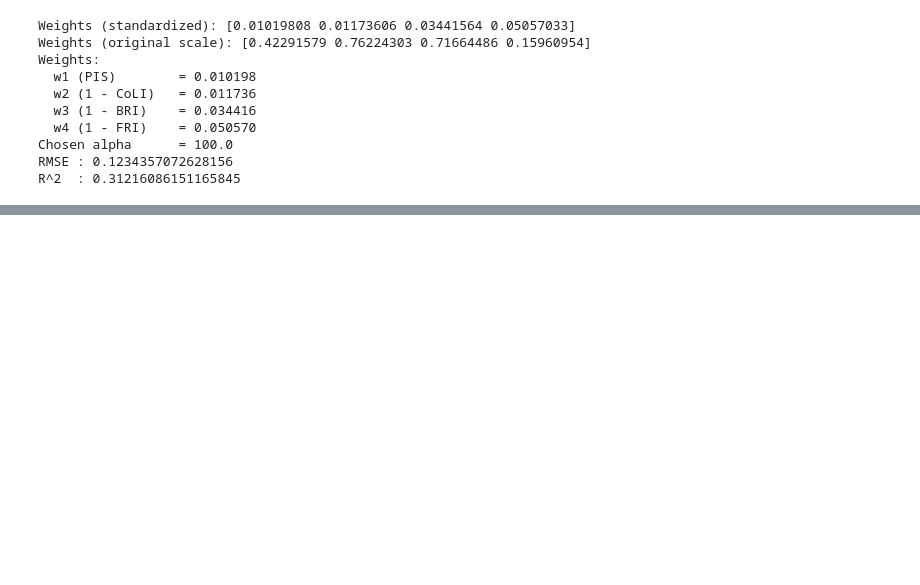
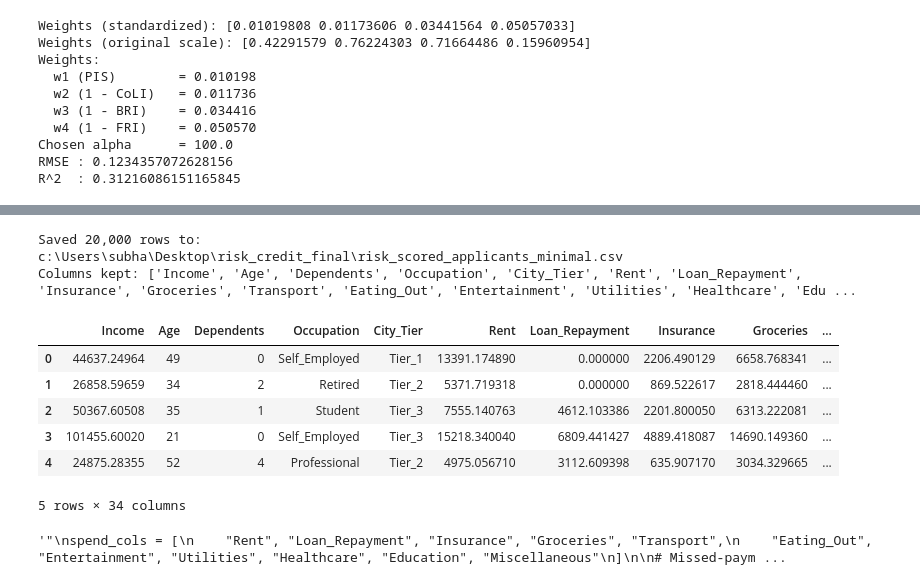
Before and after one commit to subhamagarrwal/risk_credit_assessment_final, a Jupyter notebook: processing2.ipynb, the cells around one changed output, grey strips where cells are left out. Saved outputs shown, nothing was run; the diff lists cells and outputs as text; code cells hidden in the pictures; blank space fills up the shorter version.

Commit message:
risk_scored_applicants_minimal.csv made

```diff
--- a/processing2.ipynb
+++ b/processing2.ipynb
@@ -59,0 +81,76 @@ R^2  : 0.31216086151165845
+# %%
+import pandas as pd
+
+src = r"c:\Users\subha\Desktop\risk_credit_final\risk_scored_applicants_realistic_defaults.csv"
+dst = r"c:\Users\subha\Desktop\risk_credit_final\risk_scored_applicants_minimal.csv"
+
+df = pd.read_csv(src)
+
+# Monthly spend categories
+spend_cols = [
+    "Rent", "Loan_Repayment", "Insurance", "Groceries", "Transport",
+    "Eating_Out", "Entertainment", "Utilities", "Healthcare", "Education", "Miscellaneous"
+]
+
+# Missed-payment features you simulated
+missed_cols = [
+    "Missed_Rent", "Missed_Utilities", "Missed_Insurance", "Missed_Loan_Repayment",
+    "Missed_Groceries", "Missed_Transport", "Missed_Eating_Out", "Missed_Entertainment",
+    "Missed_Miscellaneous", "Missed_Healthcare", "Missed_Education",
+    "Missed_Payment_Rate"
+]
+
+# Keep essentials + spends + missed + final flag
+keep_cols = [
+    "Income", "Age", "Dependents", "Occupation", "City_Tier",
+    *spend_cols,
+    "Payment_Irregularity_Score", "CoLI_ridge", "BRI_ridge", "Financial_Resilience_Index",
+    *missed_cols,
+    "Default_Prob_Ridge","Default_Label_Calibrated"
+]
+
+# Keep only available columns
+keep_cols = [c for c in keep_cols if c in df.columns]
+df_min = df[keep_cols].copy()
+
+df_min.to_csv(dst, index=False)
+print(f"Saved {len(df_min):,} rows to:\n{dst}")
+print("Columns kept:", list(df_min.columns))
+df_min.head()
+# %% [output]
+Saved 20,000 rows to:
+c:\Users\subha\Desktop\risk_credit_final\risk_scored_applicants_minimal.csv
+Columns kept: ['Income', 'Age', 'Dependents', 'Occupation', 'City_Tier', 'Rent', 'Loan_Repayment', 'Insurance', 'Groceries', 'Transport', 'Eating_Out', 'Entertainment', 'Utilities', 'Healthcare', 'Edu ...
+|  | Income | Age | Dependents | Occupation | City_Tier | Rent | Loan_Repayment | Insurance | Groceries | ... |
+| 0 | 44637.24964 | 49 | 0 | Self_Employed | Tier_1 | 13391.174890 | 0.000000 | 2206.490129 | 6658.768341 | ... |
+| 1 | 26858.59659 | 34 | 2 | Retired | Tier_2 | 5371.719318 | 0.000000 | 869.522617 | 2818.444460 | ... |
+| 2 | 50367.60508 | 35 | 1 | Student | Tier_3 | 7555.140763 | 4612.103386 | 2201.800050 | 6313.222081 | ... |
+| 3 | 101455.60020 | 21 | 0 | Self_Employed | Tier_3 | 15218.340040 | 6809.441427 | 4889.418087 | 14690.149360 | ... |
+| 4 | 24875.28355 | 52 | 4 | Professional | Tier_2 | 4975.056710 | 3112.609398 | 635.907170 | 3034.329665 | ... |
+5 rows × 34 columns
+# %%
+""""
+spend_cols = [
+    "Rent", "Loan_Repayment", "Insurance", "Groceries", "Transport",
+    "Eating_Out", "Entertainment", "Utilities", "Healthcare", "Education", "Miscellaneous"
+]
+
+# Missed-payment features you simulated
+missed_cols = [
+    "Missed_Rent", "Missed_Utilities", "Missed_Insurance", "Missed_Loan_Repayment",
+    "Missed_Groceries", "Missed_Transport", "Missed_Eating_Out", "Missed_Entertainment",
+    "Missed_Miscellaneous", "Missed_Healthcare", "Missed_Education",
+    "Missed_Payment_Rate"
+]
+
+# Keep essentials + spends + missed + final flag
+keep_cols = [
+    "Income", "Age", "Dependents", "Occupation", "City_Tier",
+    *spend_cols,
+    "Payment_Irregularity_Score", "CoLI_ridge", "BRI_ridge", "Financial_Resilience_Index",
+    *missed_cols,
+    "Default_Prob_Ridge","Default_Label_Calibrated"
+]
+"""
+# %% [output]
+'"\nspend_cols = [\n    "Rent", "Loan_Repayment", "Insurance", "Groceries", "Transport",\n    "Eating_Out", "Entertainment", "Utilities", "Healthcare", "Education", "Miscellaneous"\n]\n\n# Missed-paym ...
```
Also changed, not shown: parts of 4 cells of this notebook, 5 other files.
